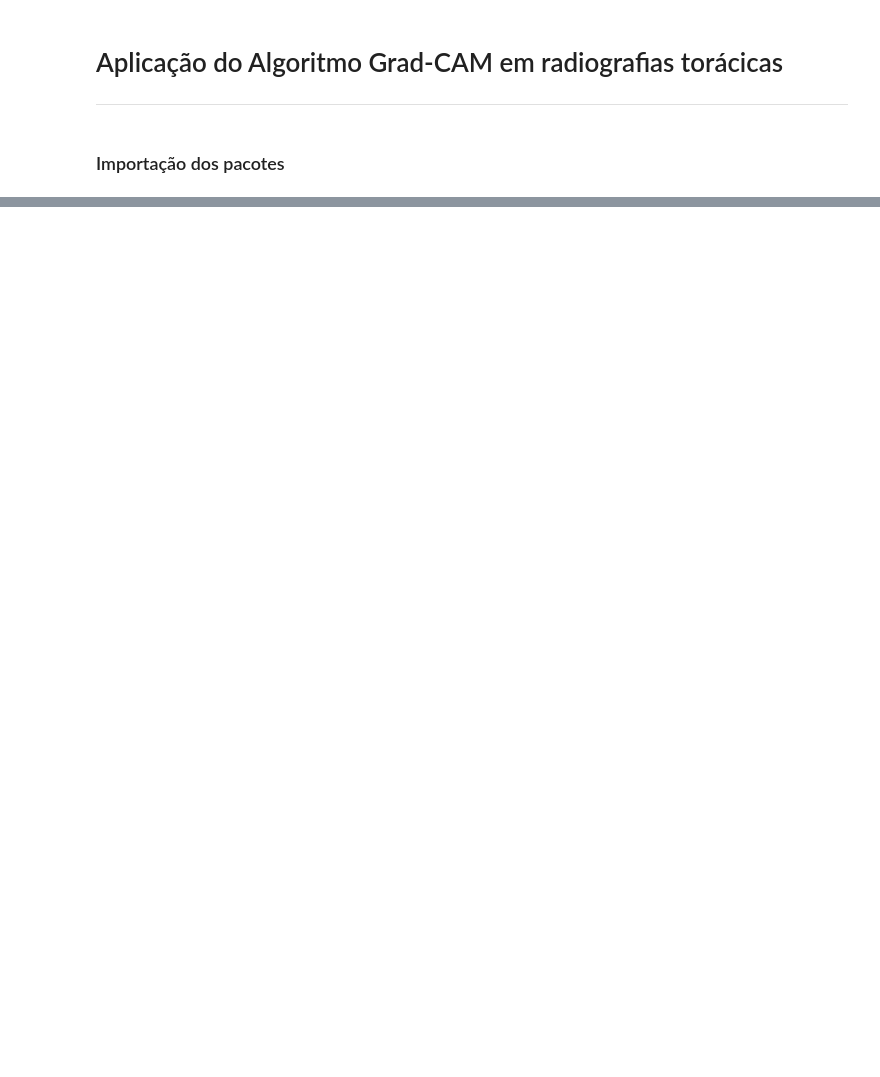
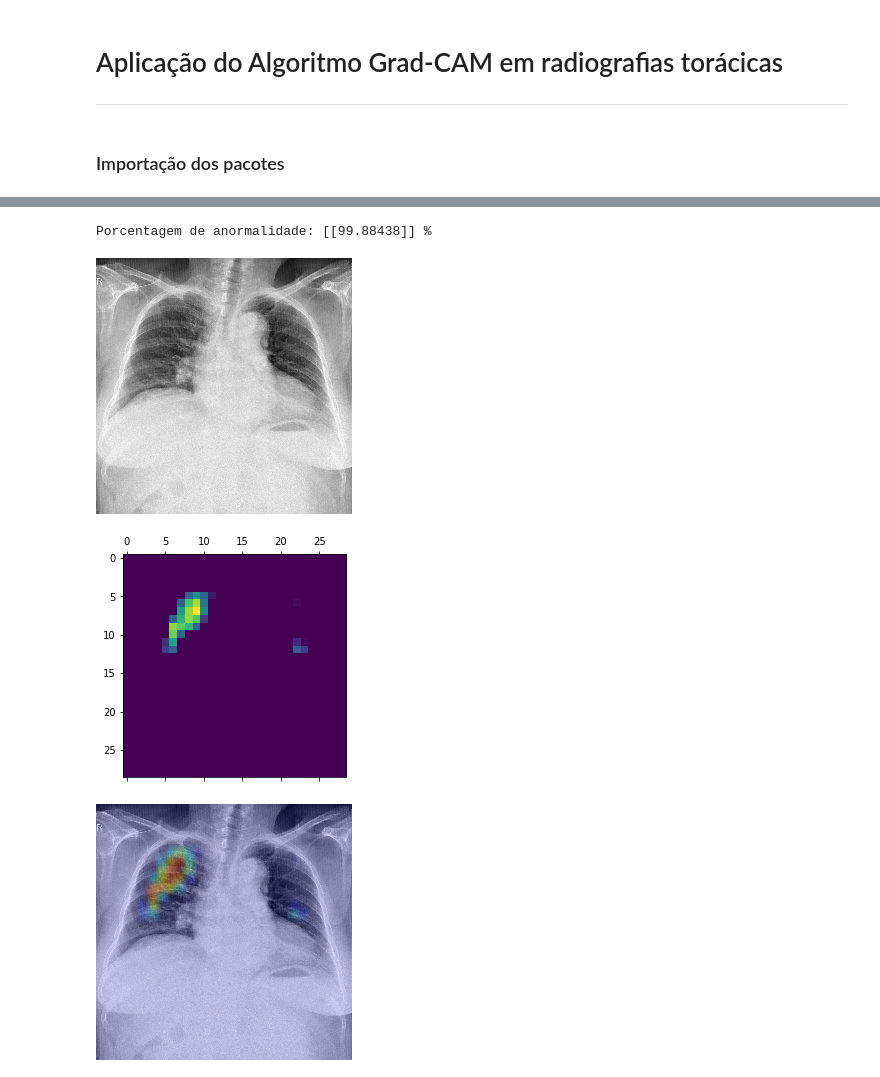
Before and after one commit to Alyssonmach/grad-cam-implementation, a Jupyter notebook: 3-grad-cam-radiography.ipynb, the cells around one changed output, grey strips where cells are left out. Cells and saved outputs as stored; diff of their text form; code cells hidden in the pictures; blank space fills up the shorter version.

```diff
--- a/3-grad-cam-radiography.ipynb
+++ b/3-grad-cam-radiography.ipynb
@@ -811,0 +108,14 @@ image predict: [[0.9988438]]
+# %%
+# definindo a última camada da rede a ser considerada
+last_conv_layer = 'conv2d_18'
+
+# plota os gráficos do algoritmo grad cam
+heatmap_grad = get_grad_cam(img_size = img_size, preprocess_input = preprocess_input,
+                            last_conv_layer = last_conv_layer, path = path4,
+                            model_base = model_base, model_grad = model_grad,
+                            save_file = 'image4.png')
+# %% [output]
+Porcentagem de anormalidade: [[99.88438]] %
+[figure, added]
+[figure, added]
+[figure, added]
```
Also changed, not shown: parts of 63 cells of this notebook.
